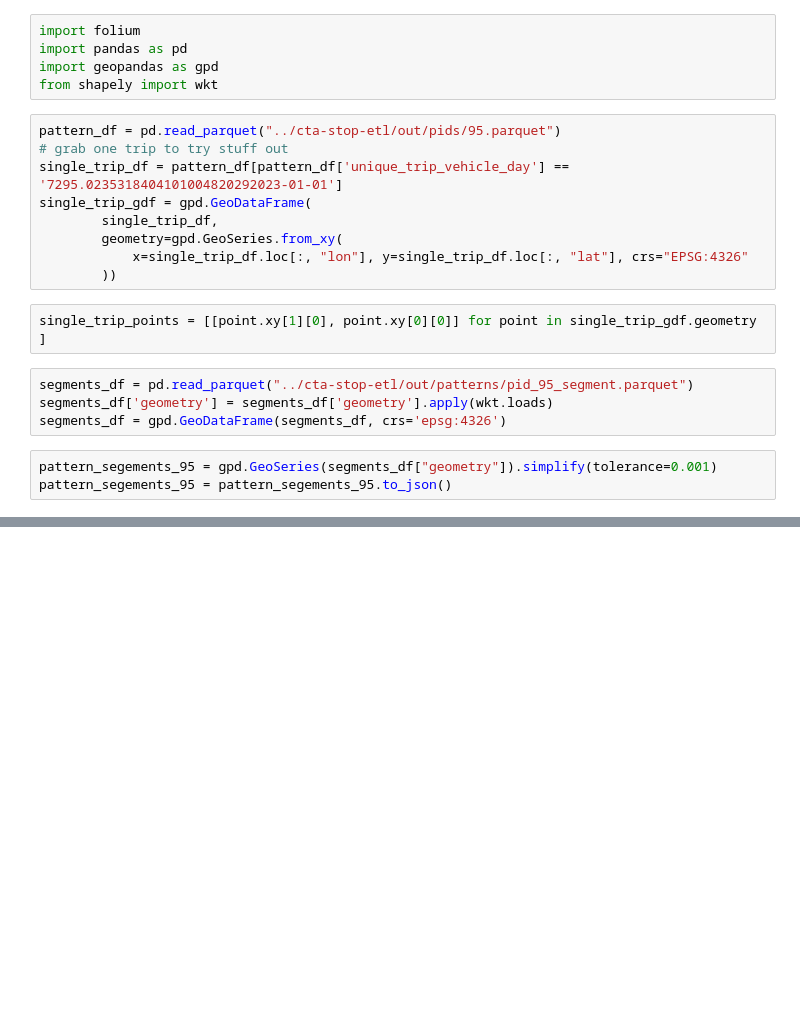
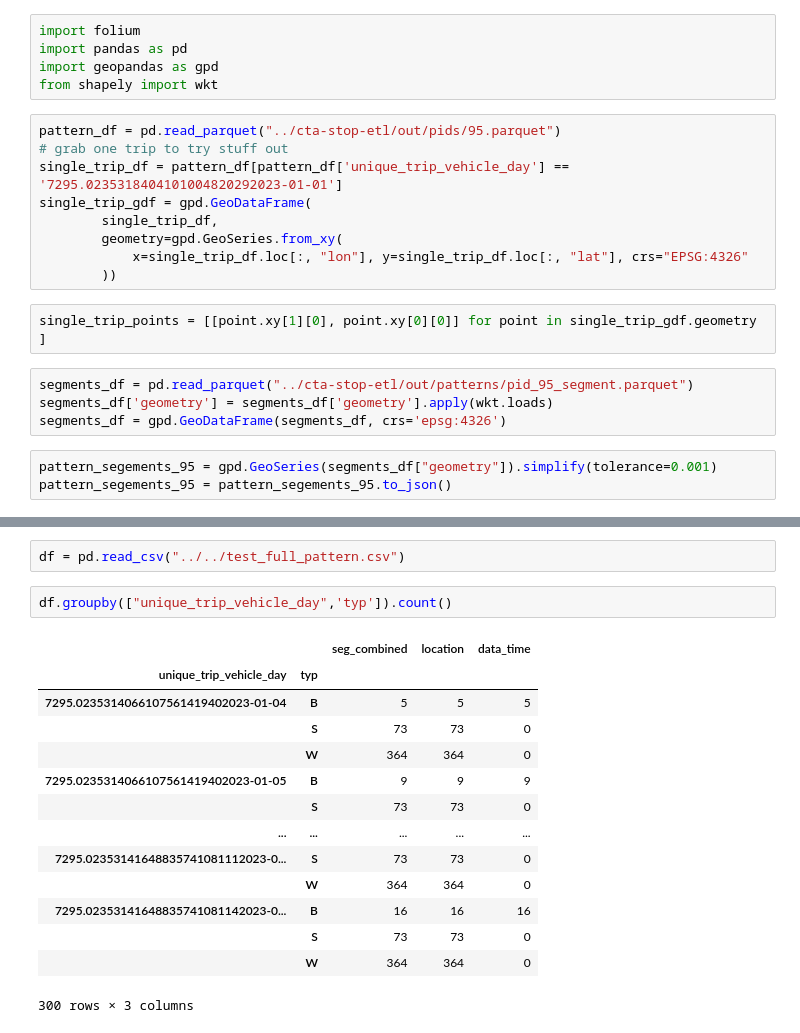
Before and after one commit to mansueto-institute/cta-stop-watch, a Jupyter notebook: cta-stop-watch/scratch/map_stuff.ipynb, the cells around one changed output, grey strips where cells are left out. Saved outputs shown, nothing was run; the diff lists cells and outputs as text; blank space fills up the shorter version.

```diff
--- a/cta-stop-watch/scratch/map_stuff.ipynb
+++ b/cta-stop-watch/scratch/map_stuff.ipynb
@@ -54,0 +221,19 @@ m
+# %%
+df = pd.read_csv("../../test_full_pattern.csv")
+# %%
+df.groupby(["unique_trip_vehicle_day",'typ']).count()
+# %% [output]
+|  |  | seg_combined | location | data_time |
+| unique_trip_vehicle_day | typ |  |  |  |
+| 7295.0235314066107561419402023-01-04 | B | 5 | 5 | 5 |
+|  | S | 73 | 73 | 0 |
+|  | W | 364 | 364 | 0 |
+| 7295.0235314066107561419402023-01-05 | B | 9 | 9 | 9 |
+|  | S | 73 | 73 | 0 |
+| ... | ... | ... | ... | ... |
+| 7295.02353141648835741081112023-0... | S | 73 | 73 | 0 |
+|  | W | 364 | 364 | 0 |
+| 7295.02353141648835741081142023-0... | B | 16 | 16 | 16 |
+|  | S | 73 | 73 | 0 |
+|  | W | 364 | 364 | 0 |
+300 rows × 3 columns
```
Also changed, not shown: parts of 14 cells of this notebook, 2 other files.
